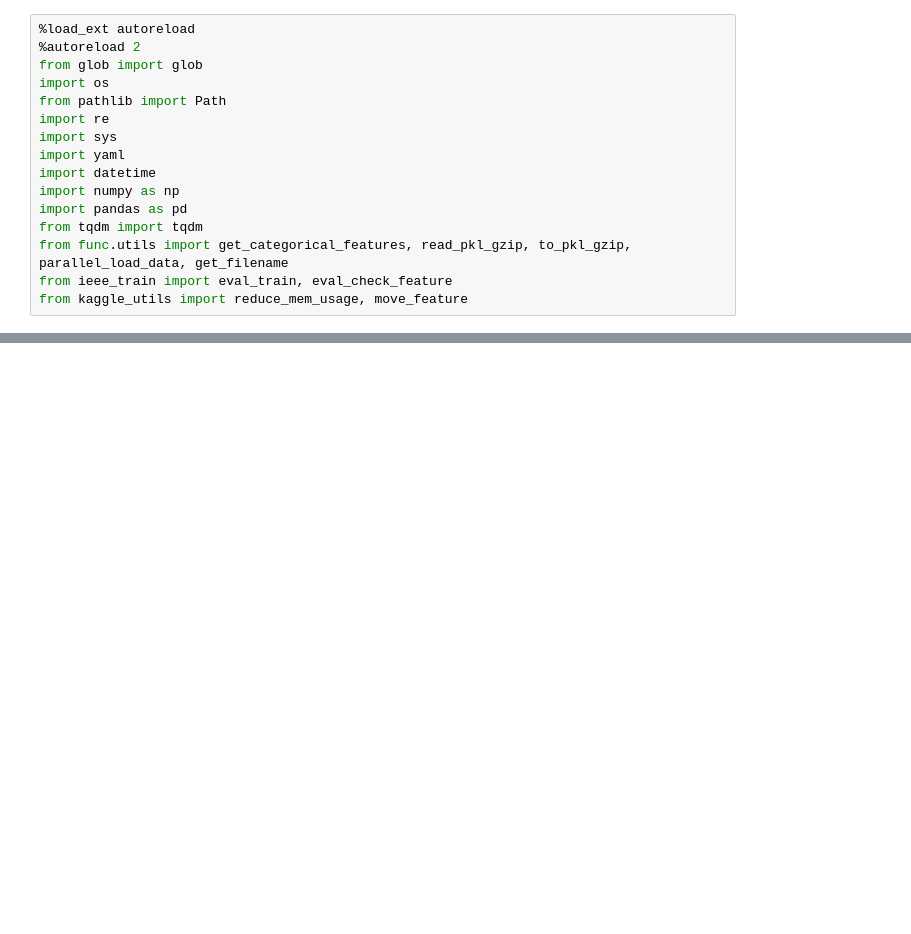
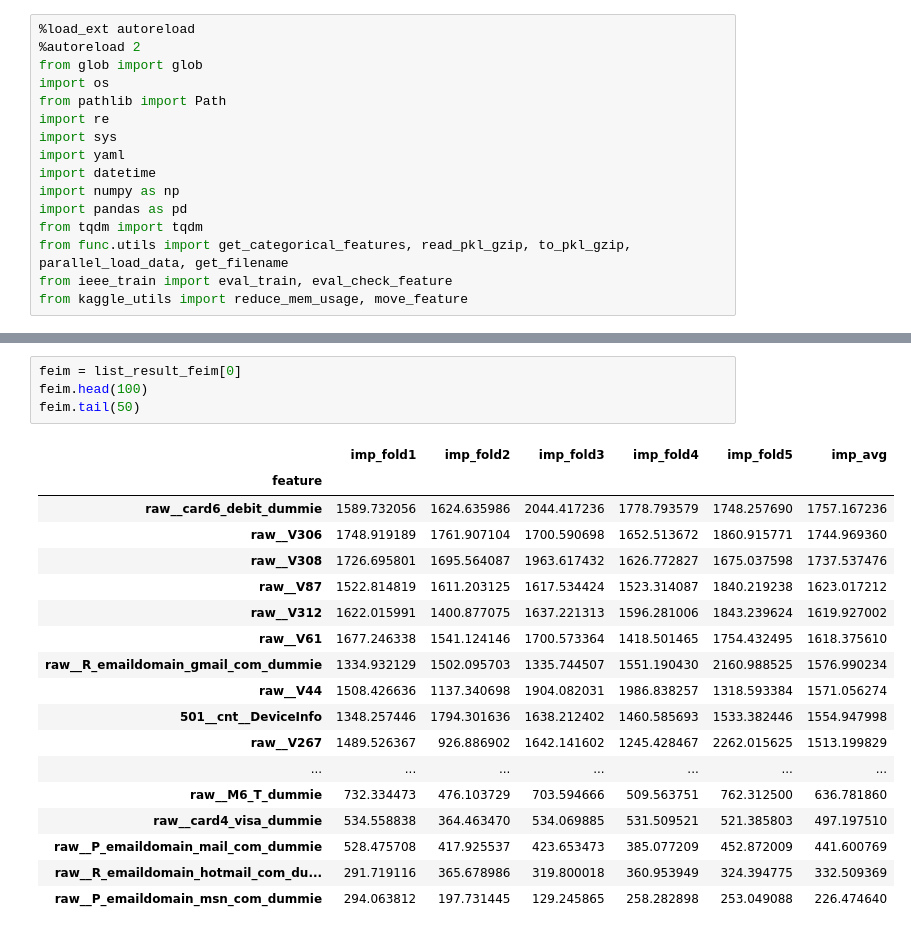
Before and after one commit to yryrgogo/ieee-fraud-5th-place, a Jupyter notebook: src/125_ieee__lgb_valid_feature.ipynb, the cells around one changed output, grey strips where cells are left out. Drawn from its saved outputs; the diff is of its cells as text; blank space fills up the shorter version.

```diff
--- a/src/125_ieee__lgb_valid_feature.ipynb
+++ b/src/125_ieee__lgb_valid_feature.ipynb
@@ -195 +182,24 @@ MemoryError:
+# %%
+feim = list_result_feim[0]
+feim.head(100)
+feim.tail(50)
+# %% [output]
+|  | imp_fold1 | imp_fold2 | imp_fold3 | imp_fold4 | imp_fold5 | imp_avg |
+| feature |  |  |  |  |  |  |
+| raw__card6_debit_dummie | 1589.732056 | 1624.635986 | 2044.417236 | 1778.793579 | 1748.257690 | 1757.167236 |
+| raw__V306 | 1748.919189 | 1761.907104 | 1700.590698 | 1652.513672 | 1860.915771 | 1744.969360 |
+| raw__V308 | 1726.695801 | 1695.564087 | 1963.617432 | 1626.772827 | 1675.037598 | 1737.537476 |
+| raw__V87 | 1522.814819 | 1611.203125 | 1617.534424 | 1523.314087 | 1840.219238 | 1623.017212 |
+| raw__V312 | 1622.015991 | 1400.877075 | 1637.221313 | 1596.281006 | 1843.239624 | 1619.927002 |
+| raw__V61 | 1677.246338 | 1541.124146 | 1700.573364 | 1418.501465 | 1754.432495 | 1618.375610 |
+| raw__R_emaildomain_gmail_com_dummie | 1334.932129 | 1502.095703 | 1335.744507 | 1551.190430 | 2160.988525 | 1576.990234 |
+| raw__V44 | 1508.426636 | 1137.340698 | 1904.082031 | 1986.838257 | 1318.593384 | 1571.056274 |
+| 501__cnt__DeviceInfo | 1348.257446 | 1794.301636 | 1638.212402 | 1460.585693 | 1533.382446 | 1554.947998 |
+| raw__V267 | 1489.526367 | 926.886902 | 1642.141602 | 1245.428467 | 2262.015625 | 1513.199829 |
+| ... | ... | ... | ... | ... | ... | ... |
+| raw__M6_T_dummie | 732.334473 | 476.103729 | 703.594666 | 509.563751 | 762.312500 | 636.781860 |
+| raw__card4_visa_dummie | 534.558838 | 364.463470 | 534.069885 | 531.509521 | 521.385803 | 497.197510 |
+| raw__P_emaildomain_mail_com_dummie | 528.475708 | 417.925537 | 423.653473 | 385.077209 | 452.872009 | 441.600769 |
+| raw__R_emaildomain_hotmail_com_du... | 291.719116 | 365.678986 | 319.800018 | 360.953949 | 324.394775 | 332.509369 |
+| raw__P_emaildomain_msn_com_dummie | 294.063812 | 197.731445 | 129.245865 | 258.282898 | 253.049088 | 226.474640 |
 # %%
```
Also changed, not shown: parts of 6 cells of this notebook, 5 other files.
